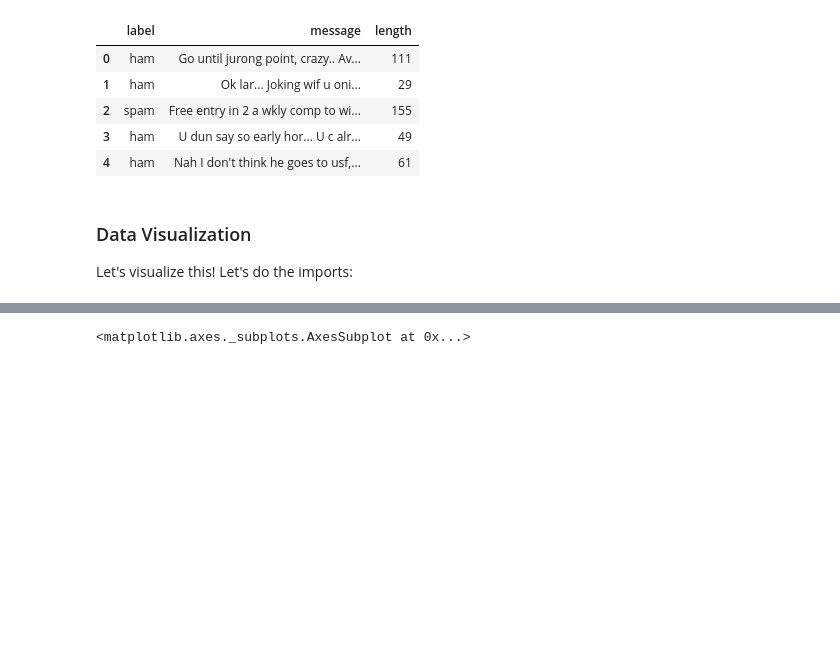
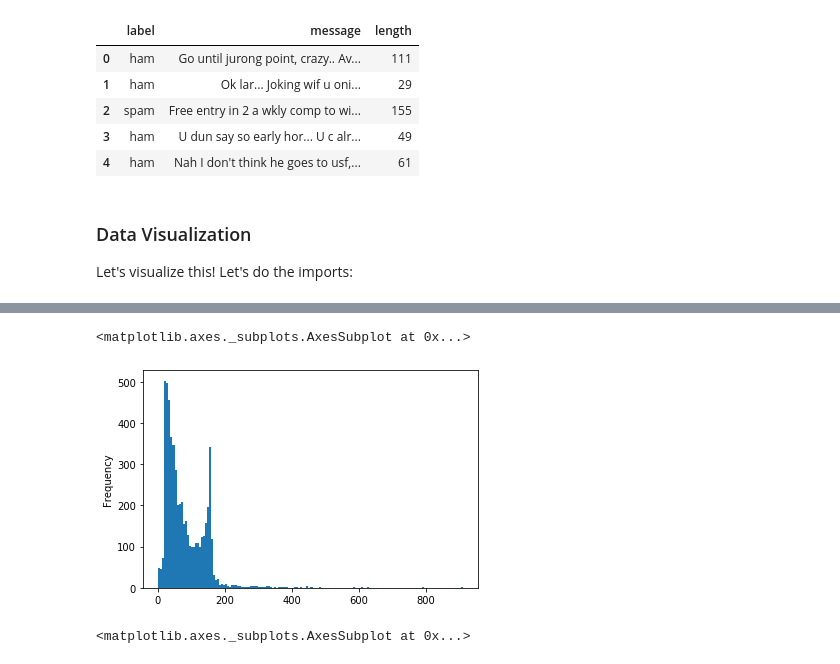
Before and after one commit to Ramkumar1977/tensorflow, a Jupyter notebook: 01-NLP (Natural Language Processing) with Python-Copy1.ipynb, the cells around one changed output, grey strips where cells are left out. Drawn from its saved outputs; the diff is of its cells as text; code cells hidden in the pictures; blank space fills up the shorter version.

```diff
--- a/01-NLP (Natural Language Processing) with Python-Copy1.ipynb
+++ b/01-NLP (Natural Language Processing) with Python-Copy1.ipynb
@@ -132,3 +154,8 @@ import seaborn as sns
+# %%
+messages['length'].plot.hist(bins=150)
+# %% [output]
+<matplotlib.axes._subplots.AxesSubplot at 0x...>
+[figure, added]
 # %%
 messages['length'].plot(bins=50, kind='hist')
 # %% [output]
```
Also changed, not shown: parts of 54 cells of this notebook, 1 other file.
